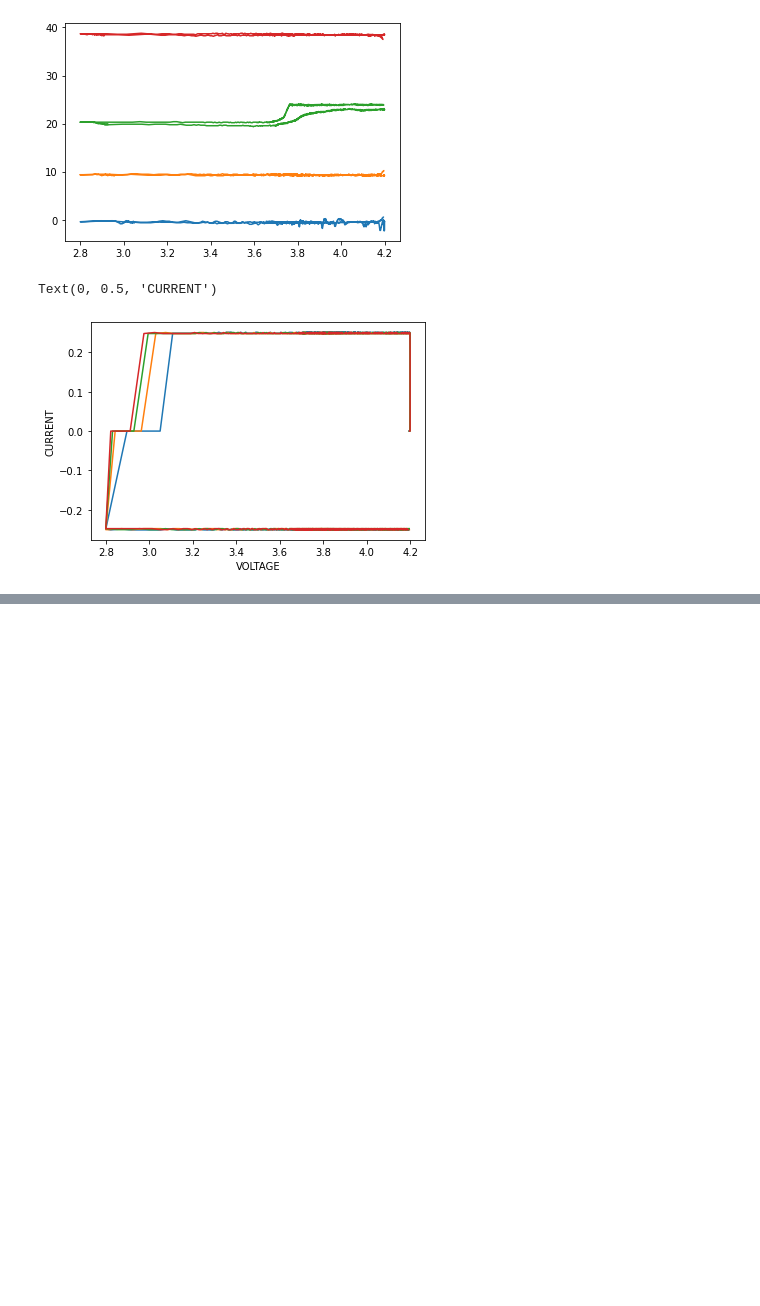
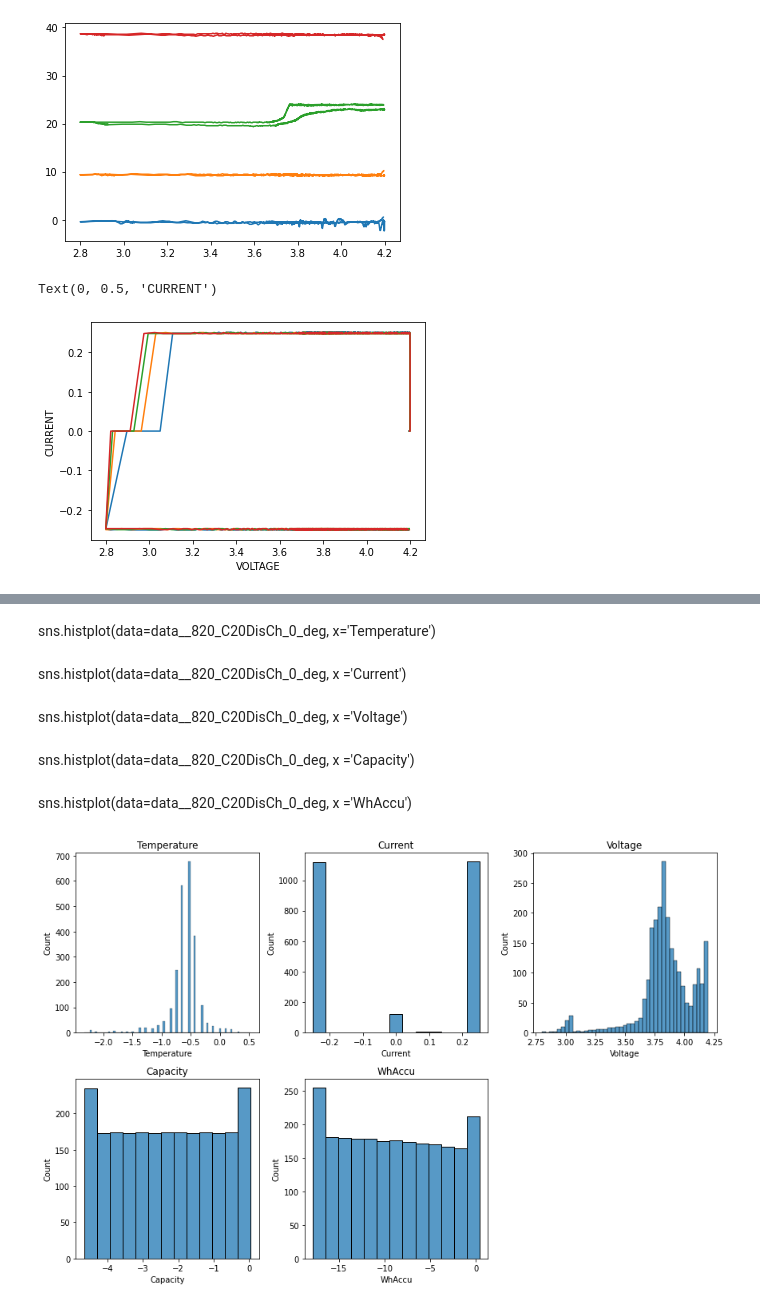
Before and after one commit to bpst98/battery_usage, a Jupyter notebook: Project-4.ipynb, the cells around one changed output, grey strips where cells are left out. Saved outputs shown, nothing was run; the diff lists cells and outputs as text; code cells hidden in the pictures; blank space fills up the shorter version.

```diff
--- a/Project-4.ipynb
+++ b/Project-4.ipynb
@@ -153,0 +158,41 @@ Text(0, 0.5, 'CURRENT')
+# %% [markdown]
+sns.histplot(data=data__820_C20DisCh_0_deg, x='Temperature')
+# %% [markdown]
+sns.histplot(data=data__820_C20DisCh_0_deg, x ='Current')
+# %% [markdown]
+sns.histplot(data=data__820_C20DisCh_0_deg, x ='Voltage')
+# %% [markdown]
+sns.histplot(data=data__820_C20DisCh_0_deg, x ='Capacity')
+# %% [markdown]
+sns.histplot(data=data__820_C20DisCh_0_deg, x ='WhAccu')
+# %%
+import matplotlib.pyplot as plt
+import seaborn as sns
+
+# create a figure and axes for subplots
+fig, axs = plt.subplots(2, 3, figsize=(12, 8))
+
+# plot the histograms on the axes
+sns.histplot(data=data__820_C20DisCh_0_deg, x='Temperature', ax=axs[0,0])
+sns.histplot(data=data__820_C20DisCh_0_deg, x='Current', ax=axs[0,1])
+sns.histplot(data=data__820_C20DisCh_0_deg, x='Voltage', ax=axs[0,2])
+sns.histplot(data=data__820_C20DisCh_0_deg, x='Capacity', ax=axs[1,0])
+sns.histplot(data=data__820_C20DisCh_0_deg, x='WhAccu', ax=axs[1,1])
+
+# remove the unused subplot
+fig.delaxes(axs[1,2])
+
+# set the titles for each subplot
+axs[0,0].set_title('Temperature')
+axs[0,1].set_title('Current')
+axs[0,2].set_title('Voltage')
+axs[1,0].set_title('Capacity')
+axs[1,1].set_title('WhAccu')
+
+# adjust the spacing between subplots
+fig.tight_layout()
+
+# show the plot
+plt.show()
+# %% [output]
+[figure, added]
```
Also changed, not shown: parts of 2 cells of this notebook.
